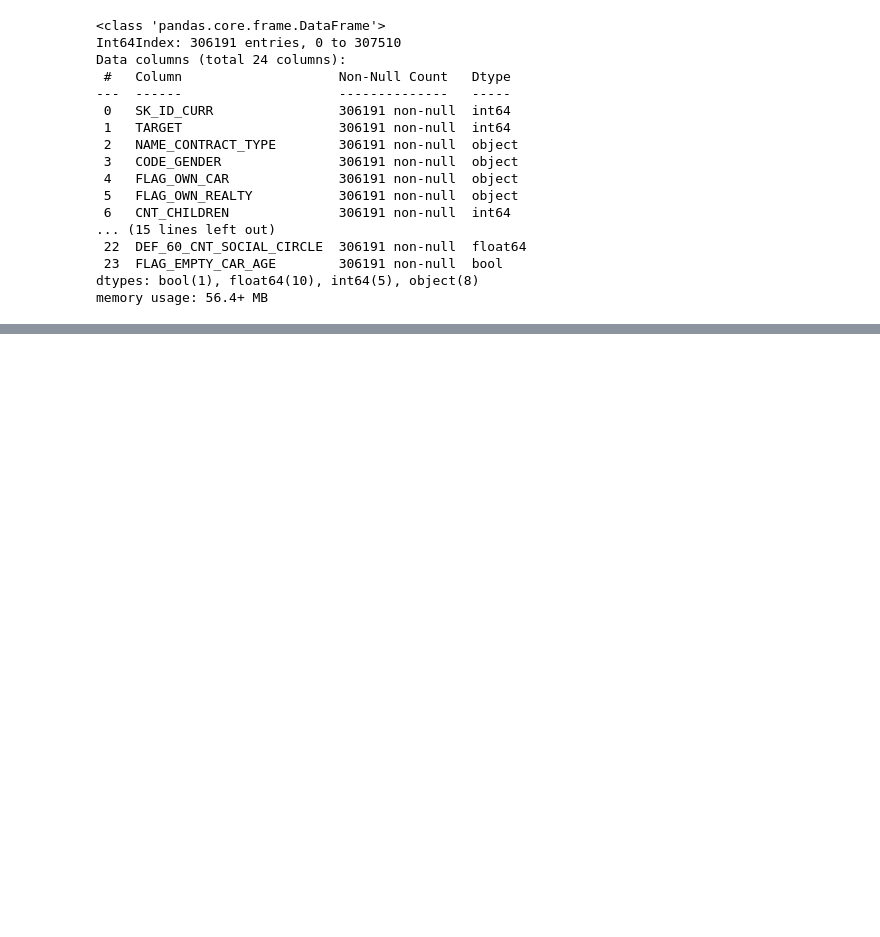
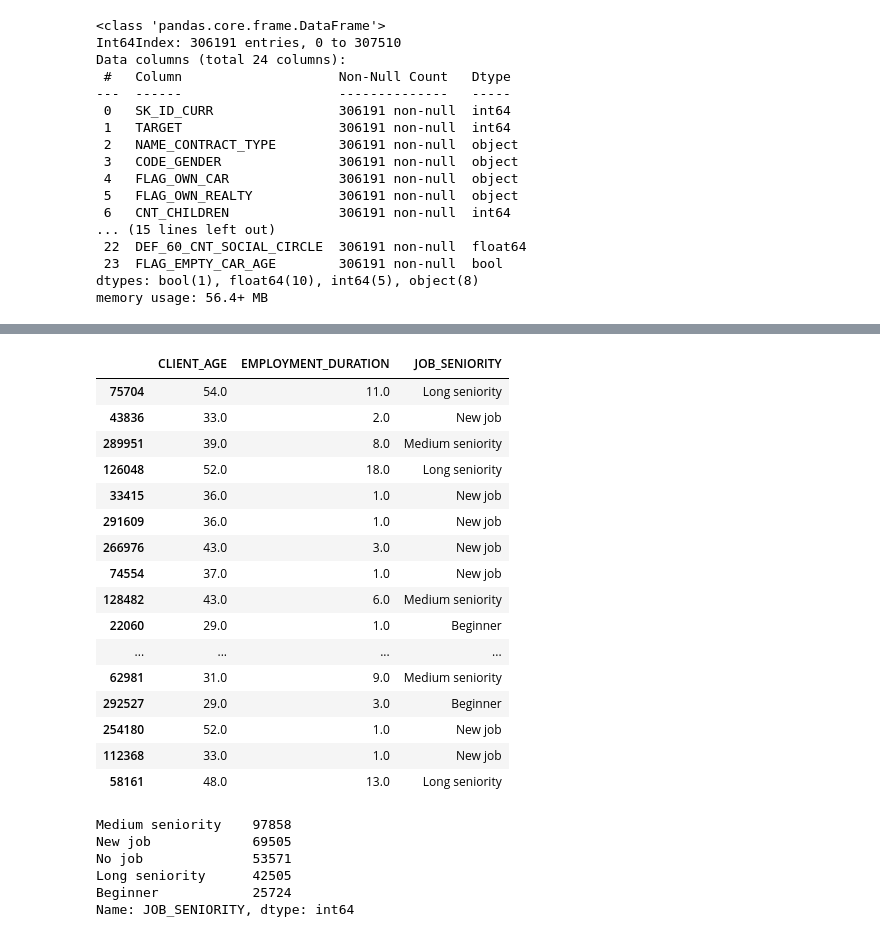
Before and after one commit to sebastienbourgeois/oc-p7-implementer-modele-scoring, a Jupyter notebook: code/modelisation.ipynb, the cells around one changed output, grey strips where cells are left out. Cells and saved outputs as stored; diff of their text form; code cells hidden in the pictures; blank space fills up the shorter version.

```diff
--- a/code/modelisation.ipynb
+++ b/code/modelisation.ipynb
@@ -1363,0 +1408,42 @@ Name: OWN_CAR_TYPE, dtype: int64
+# %%
+# création nouvelle variable sur l'ancienneté de l'emploi
+masque_sans_activite = credits['EMPLOYMENT_DURATION'] == -1001
+masque_debutants = (credits['CLIENT_AGE'] <= 29) & (credits['EMPLOYMENT_DURATION'] > 0) & (credits['EMPLOYMENT_DURATION'] <= 3)
+masque_nouveau_job = (credits['CLIENT_AGE'] > 30) & (credits['EMPLOYMENT_DURATION'] > 0) & (credits['EMPLOYMENT_DURATION'] <= 3)
+masque_confirmes = (credits['EMPLOYMENT_DURATION'] > 3) & (credits['EMPLOYMENT_DURATION'] <= 10)
+masque_anciens = credits['EMPLOYMENT_DURATION'] > 10
+
+credits.loc[masque_sans_activite, 'JOB_SENIORITY'] = "No job"
+credits.loc[masque_debutants, 'JOB_SENIORITY'] = "Beginner"
+credits.loc[masque_nouveau_job, 'JOB_SENIORITY'] = "New job"
+credits.loc[masque_confirmes, 'JOB_SENIORITY'] = "Medium seniority"
+credits.loc[masque_anciens, 'JOB_SENIORITY'] = "Long seniority"
+# %%
+credits[['CLIENT_AGE', 'EMPLOYMENT_DURATION', 'JOB_SENIORITY']].sample(30)
+# %% [output]
+|  | CLIENT_AGE | EMPLOYMENT_DURATION | JOB_SENIORITY |
+| 75704 | 54.0 | 11.0 | Long seniority |
+| 43836 | 33.0 | 2.0 | New job |
+| 289951 | 39.0 | 8.0 | Medium seniority |
+| 126048 | 52.0 | 18.0 | Long seniority |
+| 33415 | 36.0 | 1.0 | New job |
+| 291609 | 36.0 | 1.0 | New job |
+| 266976 | 43.0 | 3.0 | New job |
+| 74554 | 37.0 | 1.0 | New job |
+| 128482 | 43.0 | 6.0 | Medium seniority |
+| 22060 | 29.0 | 1.0 | Beginner |
+| ... | ... | ... | ... |
+| 62981 | 31.0 | 9.0 | Medium seniority |
+| 292527 | 29.0 | 3.0 | Beginner |
+| 254180 | 52.0 | 1.0 | New job |
+| 112368 | 33.0 | 1.0 | New job |
+| 58161 | 48.0 | 13.0 | Long seniority |
+# %%
+credits['JOB_SENIORITY'].value_counts()
+# %% [output]
+Medium seniority    97858
+New job             69505
+No job              53571
+Long seniority      42505
+Beginner            25724
+Name: JOB_SENIORITY, dtype: int64
```
Also changed, not shown: parts of 129 cells of this notebook.
